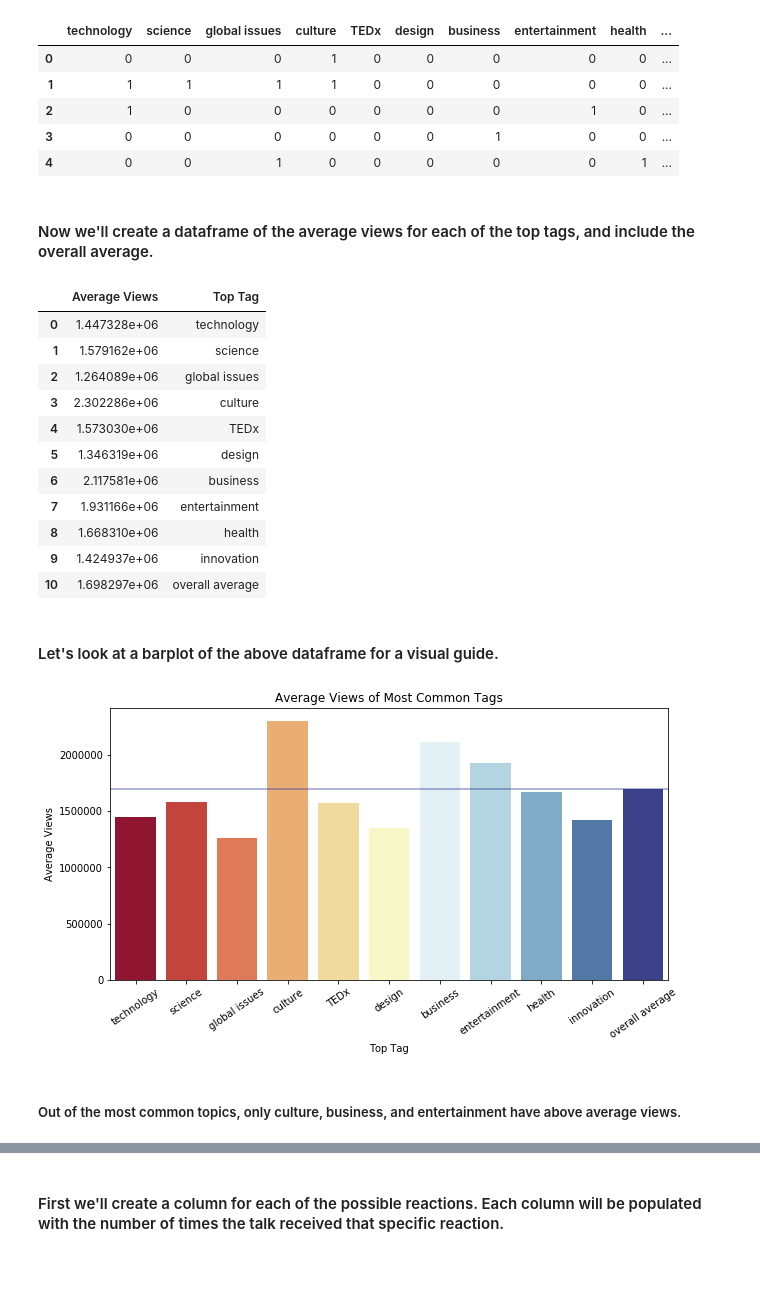
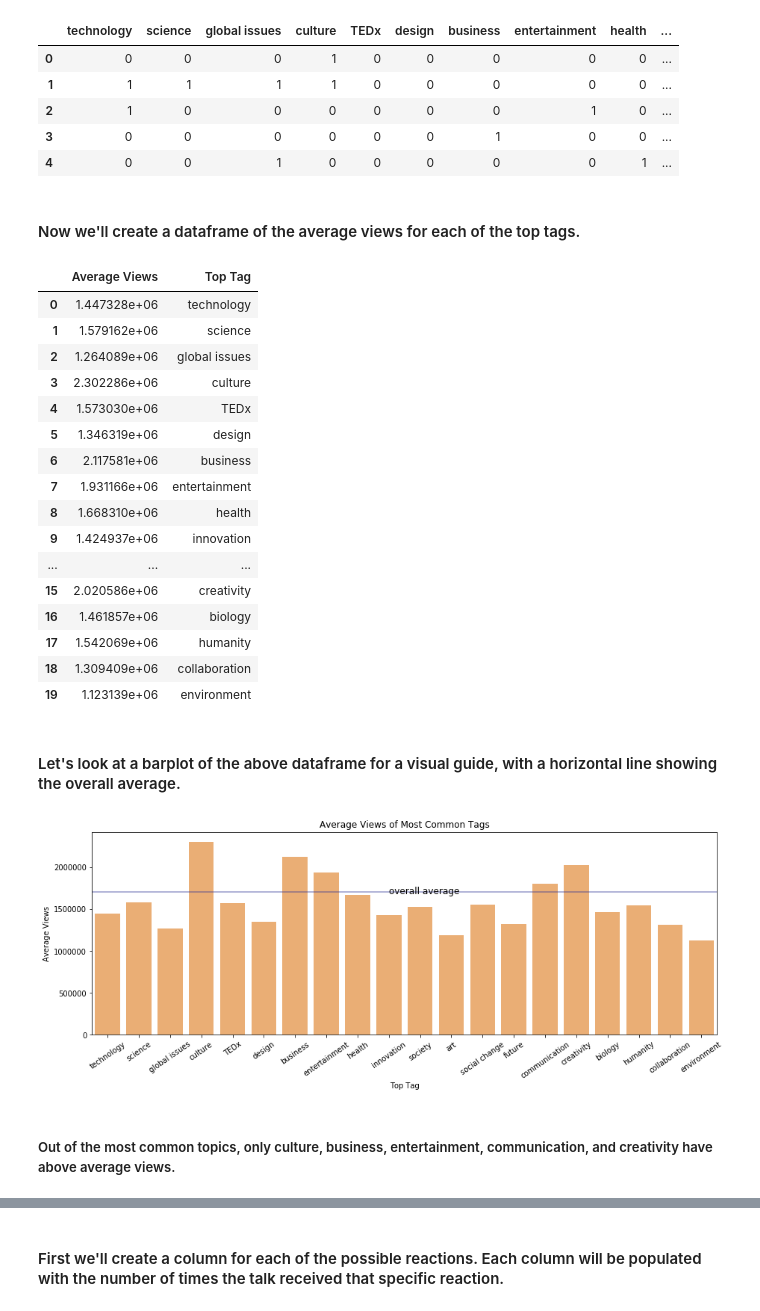
Before and after one commit to lilpricey/Thinkful, a Jupyter notebook: fundamentals/capstone report.ipynb, the cells around one changed output, grey strips where cells are left out. Saved outputs shown, nothing was run; the diff lists cells and outputs as text; code cells hidden in the pictures; blank space fills up the shorter version.

```diff
--- a/fundamentals/capstone report.ipynb
+++ b/fundamentals/capstone report.ipynb
@@ -349,7 +339,7 @@ def find_tag(x, tag):
     else:
         return 0
 # %%
-top_tag_list = [x[0] for x in sorted_tags[:10]]
+top_tag_list = [x[0] for x in sorted_tags[:20]]
 
 for tag in top_tag_list:
     ted[tag] = ted['tags'].apply(lambda x: find_tag(x, tag))
@@ -363,18 +353,16 @@ ted[top_tag_list].head()
 | 3 | 0 | 0 | 0 | 0 | 0 | 0 | 1 | 0 | 0 | ... |
 | 4 | 0 | 0 | 1 | 0 | 0 | 0 | 0 | 0 | 1 | ... |
 # %% [markdown]
-#### Now we'll create a dataframe of the average views for each of the top tags, and include the overall average.
+#### Now we'll create a dataframe of the average views for each of the top tags.
 # %%
 average_views = []
 
 for tag in top_tag_list:
     average_views.append(ted['views'][ted[tag] == 1].mean())
-#add the overall view average
-average_views.append(ted['views'].mean())
-top_tag_with_overall_avg = top_tag_list + ['overall average']
+
 
 top_tags_views = pd.DataFrame(
-    {'Top Tag': top_tag_with_overall_avg,
+    {'Top Tag': top_tag_list,
      'Average Views': average_views,
      })
 # %%
@@ -391,19 +379,25 @@ top_tags_views
 | 7 | 1.931166e+06 | entertainment |
 | 8 | 1.668310e+06 | health |
 | 9 | 1.424937e+06 | innovation |
-| 10 | 1.698297e+06 | overall average |
+| ... | ... | ... |
+| 15 | 2.020586e+06 | creativity |
+| 16 | 1.461857e+06 | biology |
+| 17 | 1.542069e+06 | humanity |
+| 18 | 1.309409e+06 | collaboration |
+| 19 | 1.123139e+06 | environment |
 # %% [markdown]
-#### Let's look at a barplot of the above dataframe for a visual guide.
+#### Let's look at a barplot of the above dataframe for a visual guide, with a horizontal line showing the overall average.
 # %%
-plt.figure(figsize=(10,5))
-sns.barplot(x="Top Tag", y="Average Views", data=top_tags_views)
+plt.figure(figsize=(15,5))
+sns.barplot(x="Top Tag", y="Average Views", data=top_tags_views, color=palette[3])
 plt.axhline(y=1.698297e+06, xmin=0, xmax=1, c=palette[10], alpha=.5)
 plt.xticks(rotation=35)
 plt.title('Average Views of Most Common Tags')
+plt.text(9, 1680000,'overall average', fontsize=12)
 
 plt.show()
 # %% [output]
-[figure, old version]
+[figure, new version]
 # %% [markdown]
-##### Out of the most common topics, only culture, business, and entertainment have above average views.
+##### Out of the most common topics, only culture, business, entertainment, communication, and creativity have above average views.
 # %% [markdown]
```
Also changed, not shown: parts of 20 cells of this notebook.
